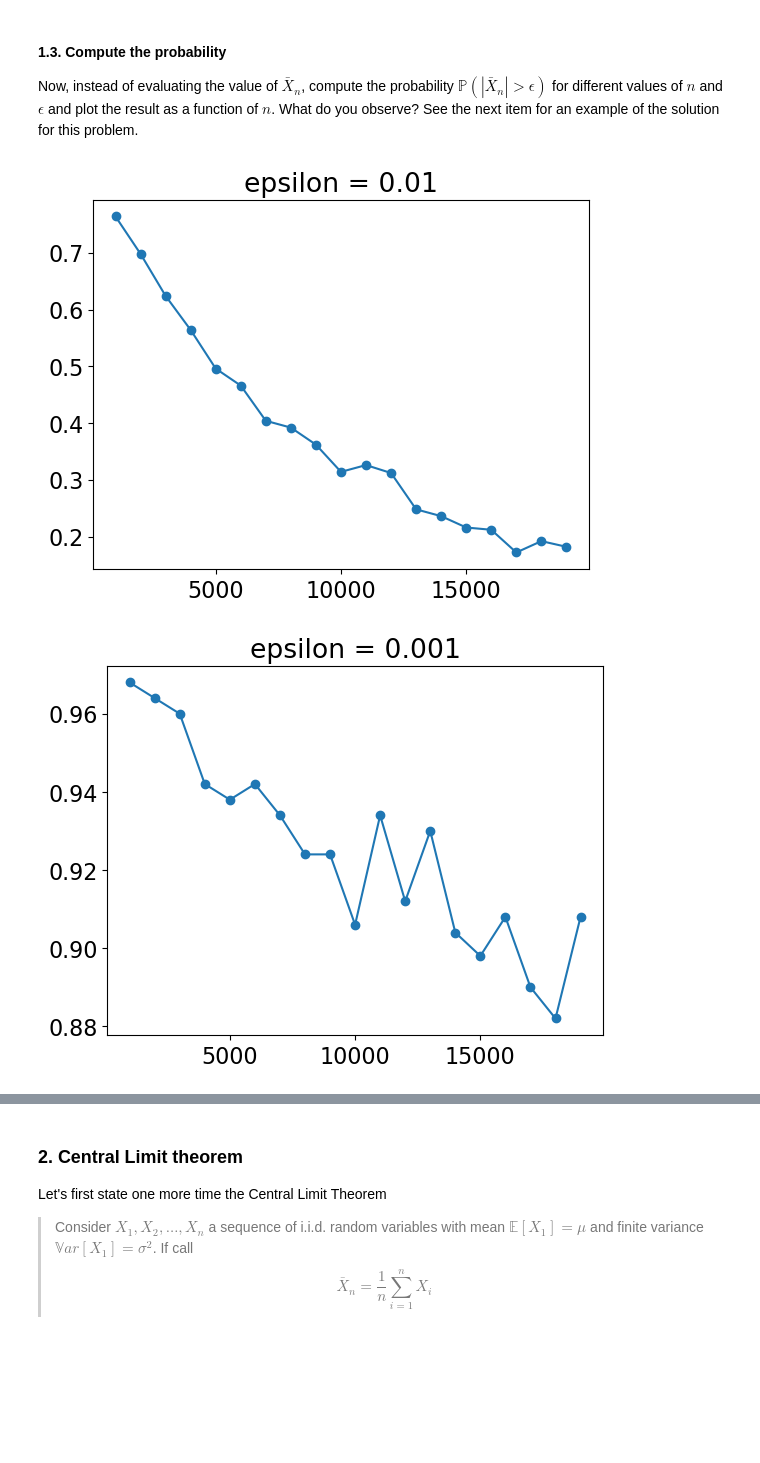
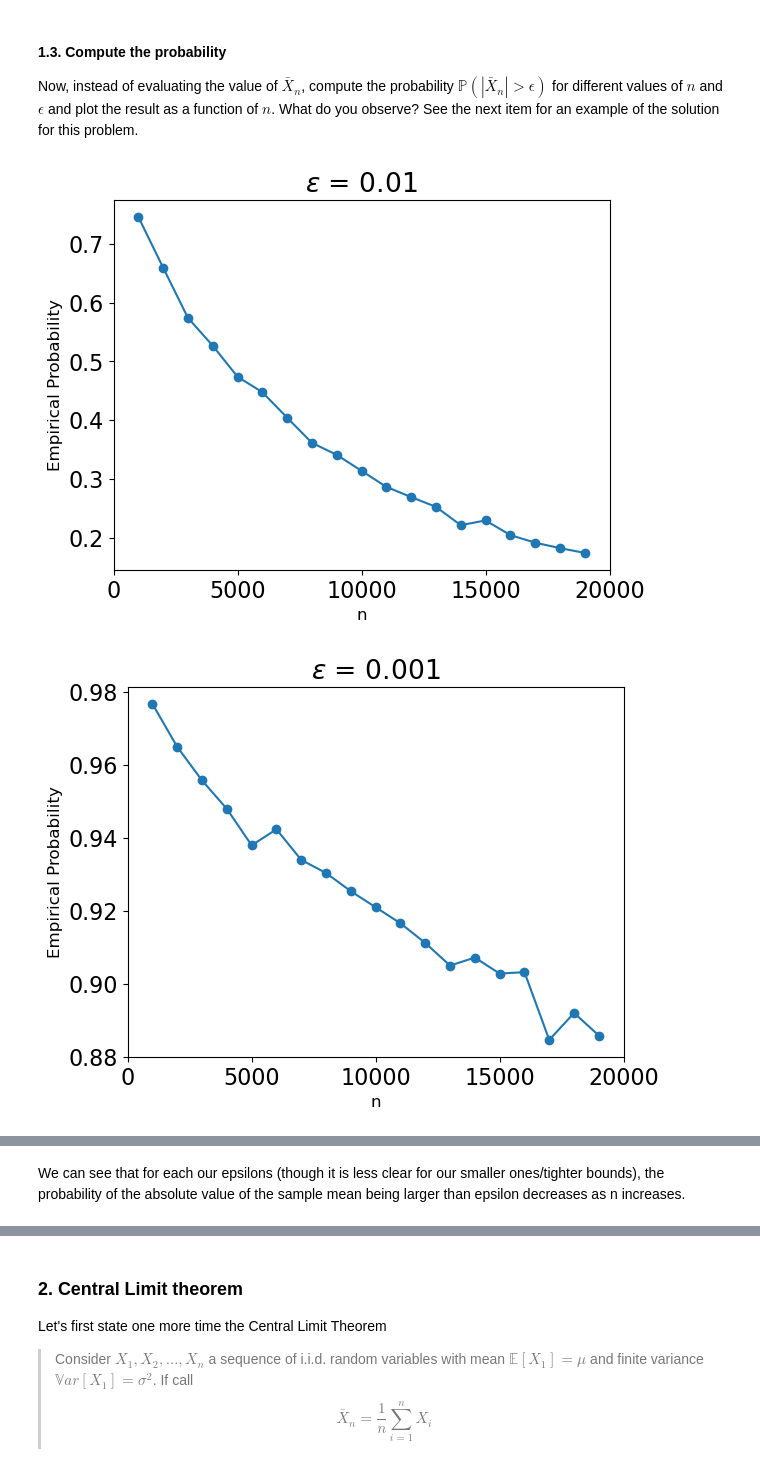
Before and after one commit to UCB-stat-201a-fall23/project02-ijyliu, a Jupyter notebook: Project02-Concentration.ipynb, the cells around one changed output, grey strips where cells are left out. Cells and saved outputs as stored; diff of their text form; code cells hidden in the pictures; blank space fills up the shorter version.

Commit message:
up to bounding

```diff
--- a/Project02-Concentration.ipynb
+++ b/Project02-Concentration.ipynb
@@ -97,30 +82,32 @@ Make this plot is logarithmic scale for both axes. This is how your solution sho
 # %% [markdown]
 <img src="solution_1_2.png" alt="Solution" />
 # %%
-# Big sample matrix
-# Create steps to make x-axis of plot above
-#n_values = [np.arange(20000) + 1] * 500
-#n_values = np.arange(1000, 100_000, 1000)
-n_values = np.arange(1000, 1_000_000)
+# Create n values useful for the plot x-axis
+n_values = np.arange(start = 1000, stop = 1_000_000, step = 1000)
 n_max = np.max(n_values)
+# A simple choice of beta parameters
 beta_a = 1
 beta_b = 1
-big_sample = np.random.beta(a = beta_a, b = beta_b, size = (n_max))
+# Big sample matrix
+big_sample = np.random.beta(a = beta_a, b = beta_b, size = n_max)
 
+# Create a list to store sample means
 sample_mean_for_ns = []
 # Loop over values of n
 for n_val in n_values:
     # Take mean of sim_means and append to mean_sample_means
     sample_mean_for_ns.append(np.mean(big_sample[:n_val]))
 
-# Calculate the absolute error
+# Calculate the absolute error as difference between the sample mean and the true mean of the beta distribution
 abs_error = [np.abs(sample_mean - (beta_a / (beta_a + beta_b))) for sample_mean in sample_mean_for_ns]
 
 # Plot n and the sample mean with log scale
-plt.plot(n_values, abs_error, 'o-')
+# Create a scatter plot
+# Reduce the size of the points
+plt.scatter(n_values, abs_error, s=1)
 plt.xlabel('n')
 plt.xticks(n_values)
-plt.ylabel('Log Absolute Error One Draw of Size n', fontsize=12)
+plt.ylabel('Absolute Error One Draw of Size n', fontsize=12)
 plt.yscale('log')
 plt.xscale('log')
 plt.show()
@@ -163,9 +153,15 @@ for n_val in n_to_try:
 # %%
 # Plot the results for each epsilon
 for epsilon_val in epsilon_to_try:
     plt.plot(results_df[results_df['epsilon'] == epsilon_val]['n'], results_df[results_df['epsilon'] == epsilon_val]['prob_est'], 'o-', label=f'epsilon = {epsilon_val}')
-    plt.title('epsilon = ' + str(epsilon_val))
+    # X-values of 0, 5000, 10000, 15000, 20000
+    plt.xticks(np.arange(0, 25_000, 5000))
+    # Y-axis label of empirical probability
+    plt.ylabel('Empirical Probability', fontsize=12)
+    # X-axis label of n
+    plt.xlabel('n', fontsize=12)
+    plt.title('$\epsilon$ = ' + str(epsilon_val))
     plt.show()
 # %% [output]
-[figure, old version]
+[figure, new version]
-[figure, old version]
+[figure, new version]
@@ -173,3 +169,5 @@ for epsilon_val in epsilon_to_try:
+# %% [markdown]
+We can see that for each our epsilons (though it is less clear for our smaller ones/tighter bounds), the probability of the absolute value of the sample mean being larger than epsilon decreases as n increases.
 # %% [markdown]
 #### 1.4. Concentration bounds
 
```
Also changed, not shown: parts of 11 cells of this notebook.
